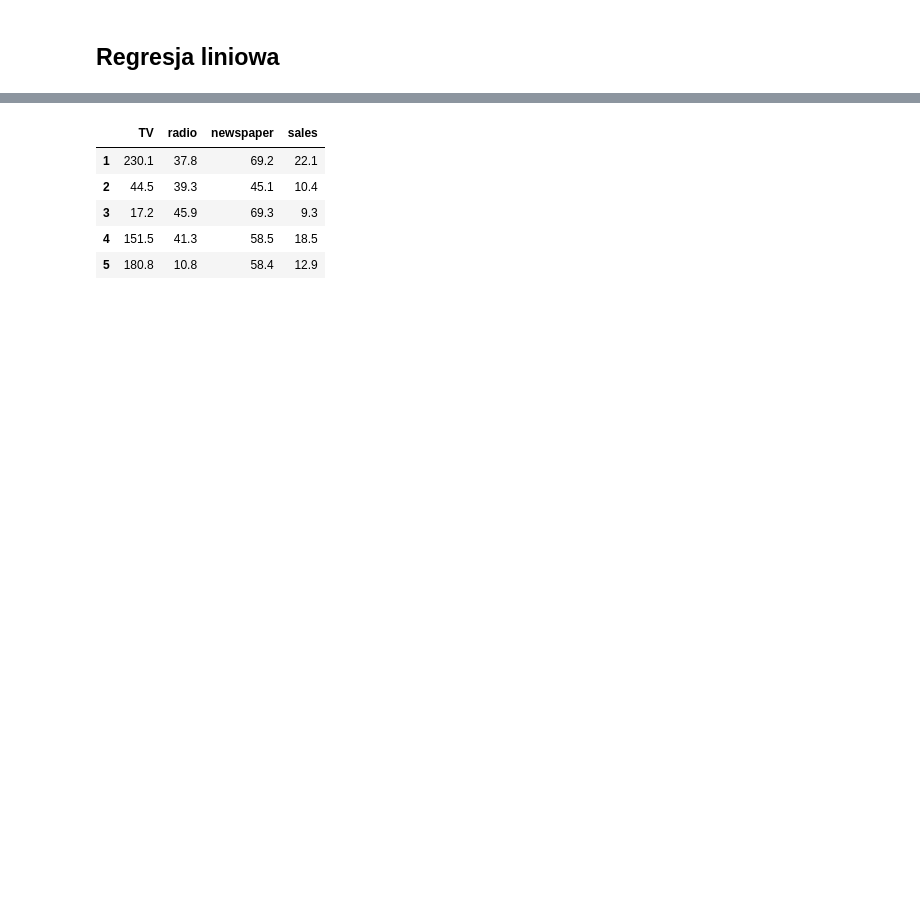
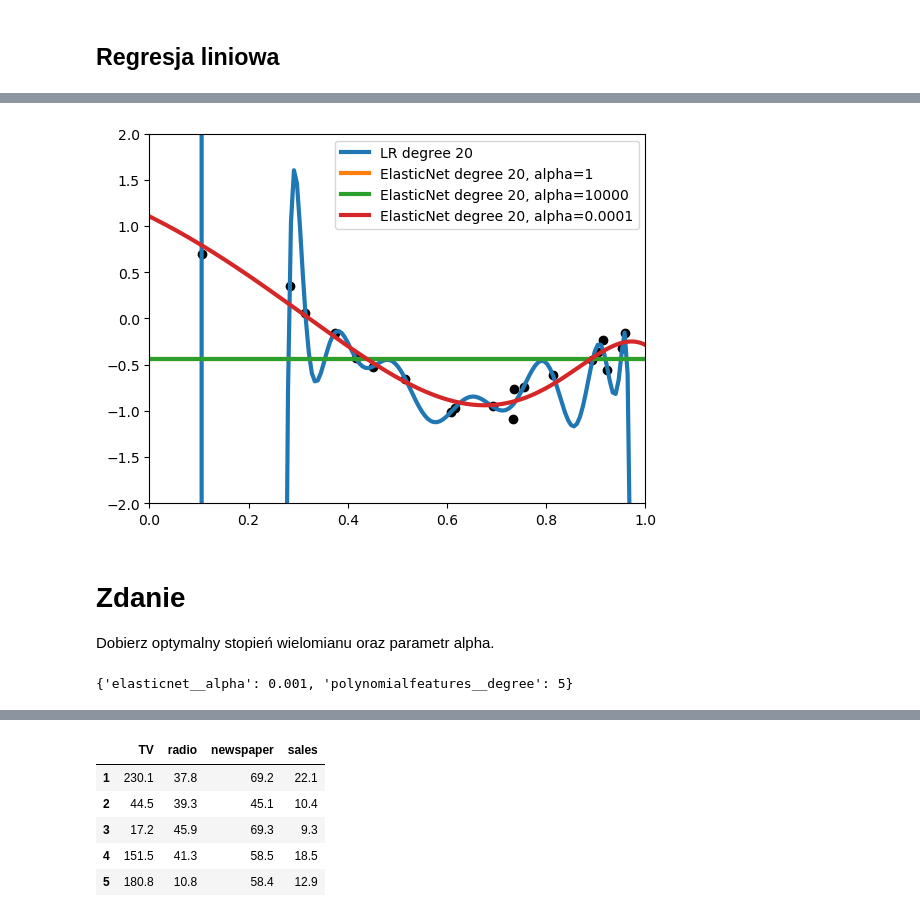
Before and after one commit to RPSunderland/PSI, a Jupyter notebook: lab/Z06_G_ElasticNet_Regression.ipynb, the cells around one changed output, grey strips where cells are left out. Saved outputs shown, nothing was run; the diff lists cells and outputs as text; code cells hidden in the pictures; blank space fills up the shorter version.

```diff
--- a/lab/Z06_G_ElasticNet_Regression.ipynb
+++ b/lab/Z06_G_ElasticNet_Regression.ipynb
@@ -68,0 +74,43 @@ LR degree 20
+# %%
+models = []
+predicts = []
+names = []
+models.append(('LR degree 20', make_pipeline(PolynomialFeatures(20), linear_model.LinearRegression()) ))
+models.append(('ElasticNet degree 20, alpha=1', make_pipeline(PolynomialFeatures(20), ElasticNet(alpha=1)) ))
+models.append(('ElasticNet degree 20, alpha=10000', make_pipeline(PolynomialFeatures(20), ElasticNet(alpha=10000)) ))
+models.append(('ElasticNet degree 20, alpha=0.0001', make_pipeline(PolynomialFeatures(20), ElasticNet(alpha=0.0001)) ))
+
+x_plot = np.vstack(np.linspace(-3, 3, 1000))
+for name, model in models:
+    model.fit(x, y)
+    predicts.append(model.predict(x_plot))
+    names.append(name)
+
+plt.plot(x, y, 'ok');
+for i in range(len(models)):
+    plt.plot(x_plot, predicts[i],linewidth=3,label=names[i])
+    plt.xlim((0, 1))
+    plt.ylim((-2, 2))
+plt.legend()
+plt.show()
+# %% [output]
+[figure, added]
+# %% [markdown]
+# Zdanie
+Dobierz optymalny stopień wielomianu oraz parametr alpha.
+# %%
+from sklearn.model_selection import GridSearchCV
+
+seed=123
+kfold = model_selection.KFold(n_splits=10, random_state=seed)
+scoring = 'neg_mean_absolute_error'
+results = []
+
+
+grid = GridSearchCV(make_pipeline(PolynomialFeatures(degree=3), ElasticNet()), param_grid={'polynomialfeatures__degree': [1, 2, 3, 4, 5, 6, 7], 'elasticnet__alpha': [0.001, 0.01, 0.1, 1, 10, 100, 1000]},
+                    cv=kfold,
+                    refit=False)
+grid.fit(x, y)
+grid.best_params_
+# %% [output]
+{'elasticnet__alpha': 0.001, 'polynomialfeatures__degree': 5}
```
Also changed, not shown: parts of 9 cells of this notebook, 13 other files.
